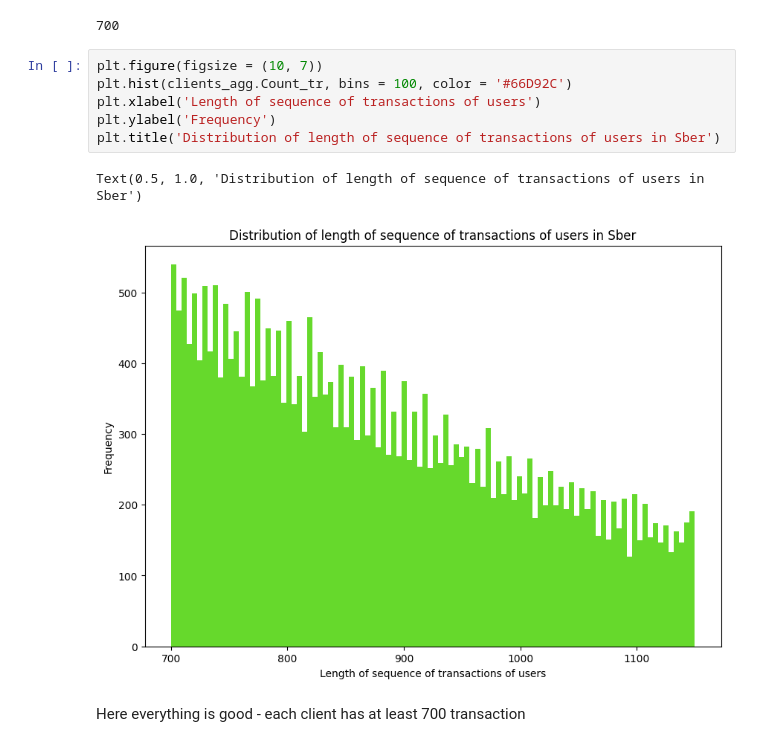
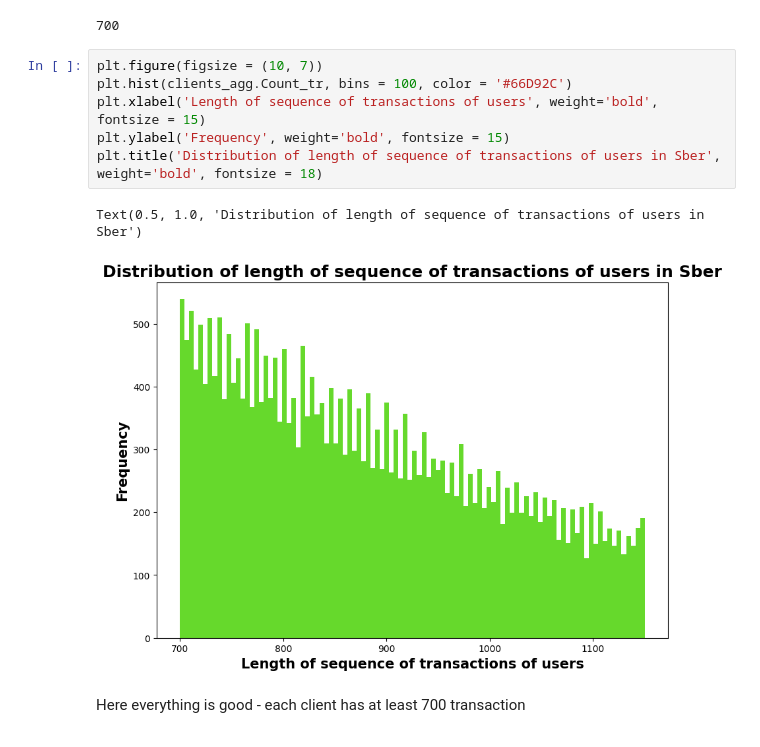
Before and after one commit to Matteus1904/GPT-like_approach_for_event_sequences, a Jupyter notebook: sber_notebook.ipynb, the cells around one changed output. Saved outputs shown, nothing was run; the diff lists cells and outputs as text.

Commit message:
Visualization as in presentation

```diff
--- a/sber_notebook.ipynb
+++ b/sber_notebook.ipynb
@@ -102,12 +102,12 @@ clients_agg.Count_tr.min()
 # %%
 plt.figure(figsize = (10, 7))
 plt.hist(clients_agg.Count_tr, bins = 100, color = '#66D92C')
-plt.xlabel('Length of sequence of transactions of users')
-plt.ylabel('Frequency')
-plt.title('Distribution of length of sequence of transactions of users in Sber')
+plt.xlabel('Length of sequence of transactions of users', weight='bold', fontsize = 15)
+plt.ylabel('Frequency', weight='bold', fontsize = 15)
+plt.title('Distribution of length of sequence of transactions of users in Sber', weight='bold', fontsize = 18)
 # %% [output]
 Text(0.5, 1.0, 'Distribution of length of sequence of transactions of users in Sber')
-[figure, old version]
+[figure, new version]
 # %% [markdown]
 Here everything is good - each client has at least 700 transaction
 # %%
```
Also changed, not shown: parts of 5 cells of this notebook.
